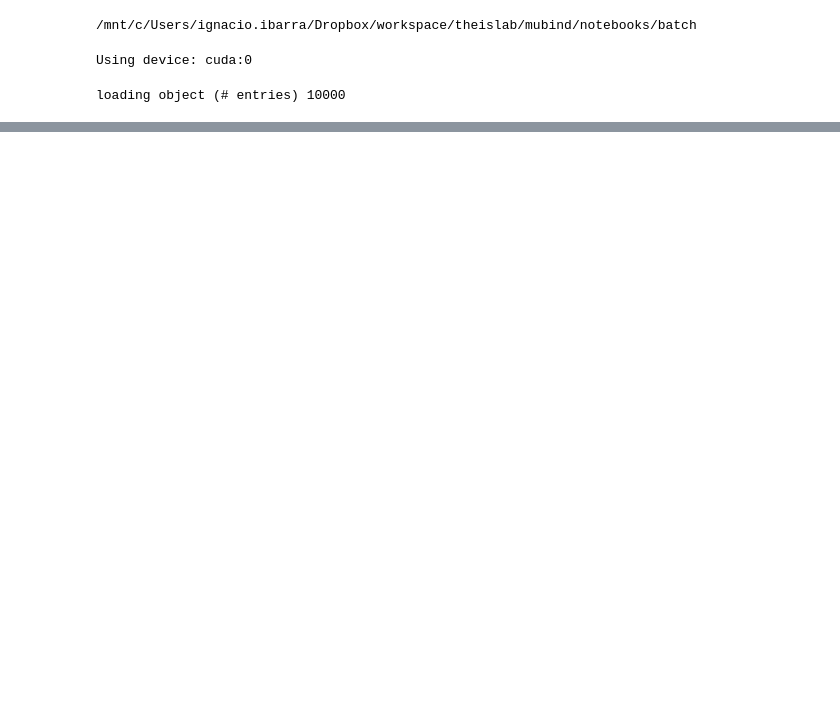
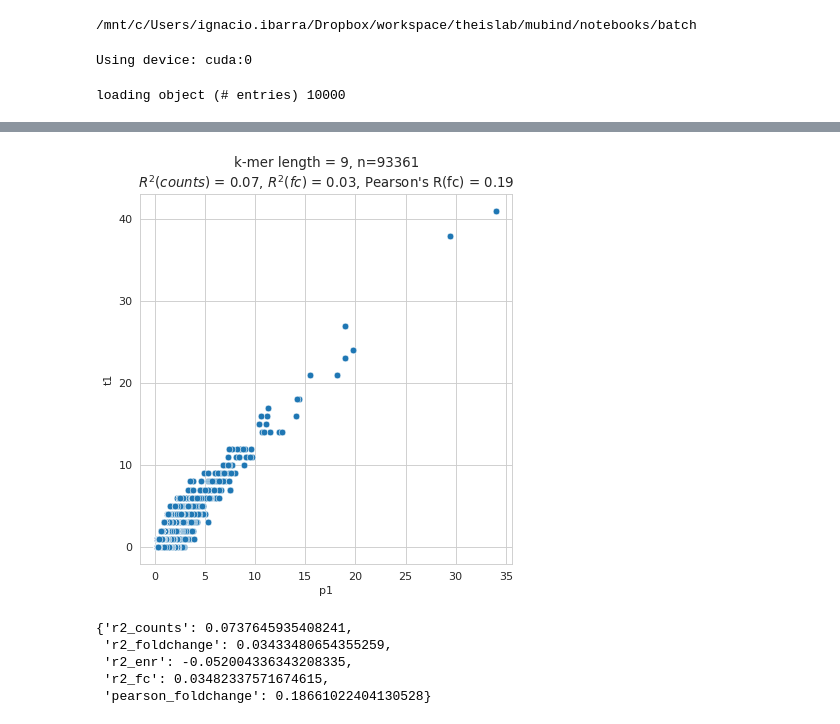
Before and after one commit to theislab/mubind, a Jupyter notebook: notebooks/batch/01_CTCF_two_batches.ipynb, the cells around one changed output, grey strips where cells are left out. Saved outputs shown, nothing was run; the diff lists cells and outputs as text; code cells hidden in the pictures; blank space fills up the shorter version.

```diff
--- a/notebooks/batch/01_CTCF_two_batches.ipynb
+++ b/notebooks/batch/01_CTCF_two_batches.ipynb
@@ -161,2 +201,12 @@ mb.tl.scores(model, train)
 # %%
+rcParams['figure.figsize'] = 6, 6
+rcParams['figure.dpi'] = 80
+
 mb.pl.kmer_enrichment(model, train, log_scale=False, style='scatter', ylab='t1', xlab='p1', k=9)
+# %% [output]
+[figure, added]
+{'r2_counts': 0.0737645935408241,
+ 'r2_foldchange': 0.03433480654355259,
+ 'r2_enr': -0.052004336343208335,
+ 'r2_fc': 0.03482337571674615,
+ 'pearson_foldchange': 0.18661022404130528}
```
Also changed, not shown: parts of 6 cells of this notebook, 1 other file.
